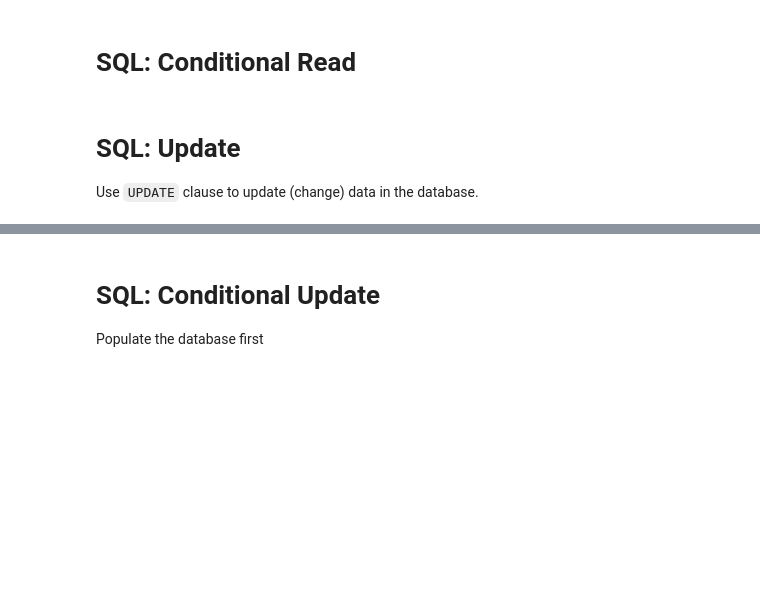
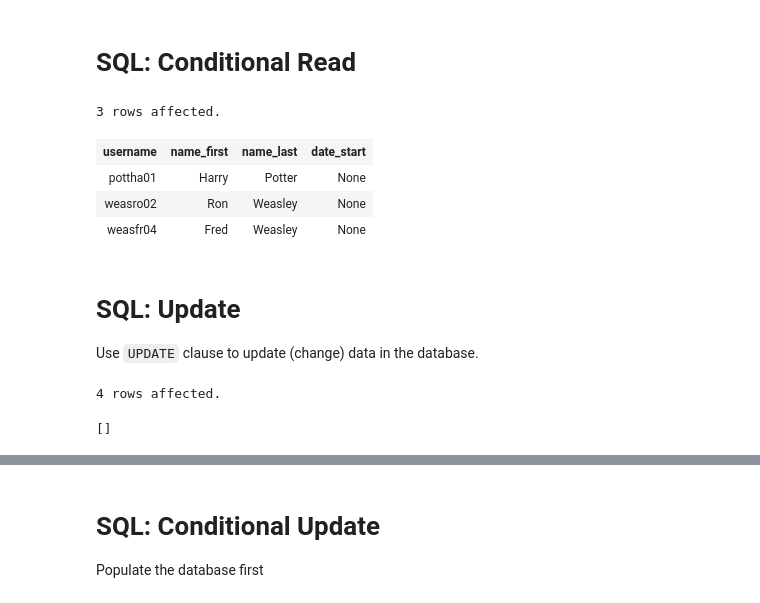
Before and after one commit to LutherCS/dmq-class-pub, a Jupyter notebook: DataModeling.ipynb, the cells around one changed output, grey strips where cells are left out. Cells and saved outputs as stored; diff of their text form; code cells hidden in the pictures; blank space fills up the shorter version.

```diff
--- a/DataModeling.ipynb
+++ b/DataModeling.ipynb
@@ -122,3 +182,15 @@ from student;
+# %%
+%%sql
+
+select *
+from student
+where date_start is null;
+# %% [output]
+3 rows affected.
+| username | name_first | name_last | date_start |
+| pottha01 | Harry | Potter | None |
+| weasro02 | Ron | Weasley | None |
+| weasfr04 | Fred | Weasley | None |
 # %% [markdown]
 # SQL: Update
 
@@ -128,3 +198,11 @@ Use `UPDATE` clause to update (change) data in the database.
+# %%
+%%sql
+
+update student
+set date_start = '02/08/2018';
+# %% [output]
+4 rows affected.
+[]
 # %%
 %%sql
 
```
Also changed, not shown: parts of 32 cells of this notebook, 1 other file.
